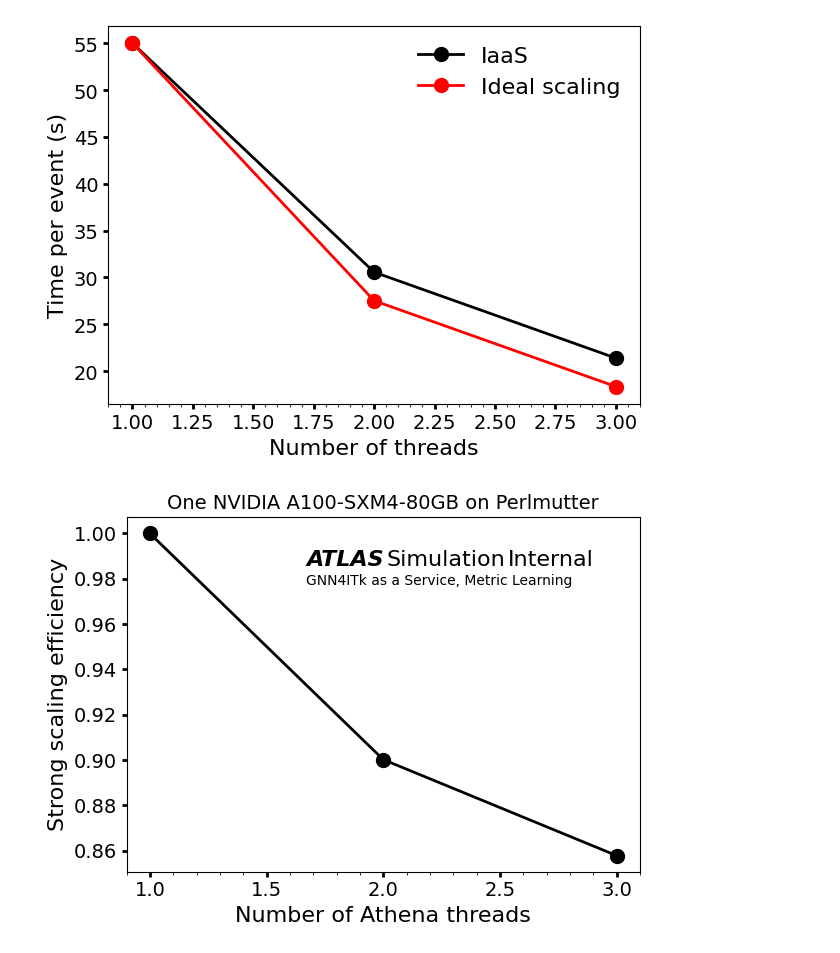
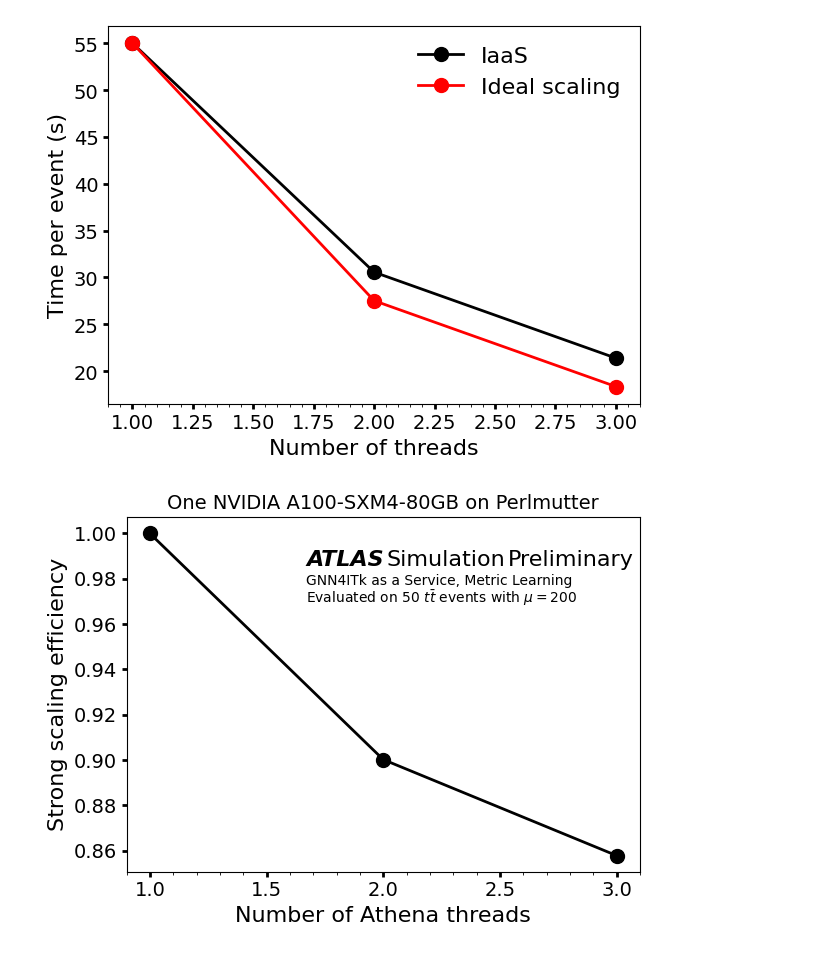
Before and after one commit to xju2/tracking-as-a-service, a Jupyter notebook: notebooks/1. GNN4ITk Performance.ipynb, the cells around one changed output. Cells and saved outputs as stored; diff of their text form; code cells hidden in the pictures.

Commit message:
preliminary

```diff
--- a/notebooks/1. GNN4ITk Performance.ipynb
+++ b/notebooks/1. GNN4ITk Performance.ipynb
@@ -36,7 +39,7 @@ def add_atlas(ax: plt.Axes, x: float, y: float, fs: int = 12, dx: float = 0.135)
             )
     scale_fs = math.sqrt(fs / 12)
     ax.text(x + dx * scale_fs, y, "Simulation", **align_dict)
-    ax.text(x + dx * scale_fs + 0.205 * scale_fs, y, "Internal", **align_dict)
+    ax.text(x + dx * scale_fs + 0.205 * scale_fs, y, "Preliminary", **align_dict)
 
 
 def add_text(ax: plt.Axes, x: float, y: float, text: str, fs: int = 12, color: str = "black"):
@@ -51,18 +54,20 @@ def add_text(ax: plt.Axes, x: float, y: float, text: str, fs: int = 12, color: s
 # %%
 speed_up = [y[0] / y[i] / (i + 1) for i in range(3)]
 perfect_speedup = [i + 1 for i in range(3)]
 
 _, ax = plt.subplots()
 ax.plot(x, speed_up, marker="o", color="black", label="IAAS")
 # ax.set_ylim(0.85, 1.05)
 
 ax.set_ylabel("Strong scaling efficiency")
 ax.set_xlabel("Number of Athena threads")
 
 ax.set_title("One NVIDIA A100-SXM4-80GB on Perlmutter", fontsize=14, loc="center")
 add_atlas(ax, 0.35, 0.85, 16)
+# ampl.draw_atlas_label(0.05, 0.95, ax, "int", simulation=True)
 add_text(ax, 0.35, 0.8, "GNN4ITk as a Service, Metric Learning", 10)
+add_text(ax, 0.35, 0.745, r"Evaluated on 50 $t\bar{t}$ events with $\mu=200$", 10)
 plt.savefig("scaling_metric_learning.pdf")
 plt.savefig("scaling_metric_learning.png")
 # %% [output]
-[figure, old version]
+[figure, new version]
```
Also changed, not shown: parts of 2 cells of this notebook, 2 other files.
